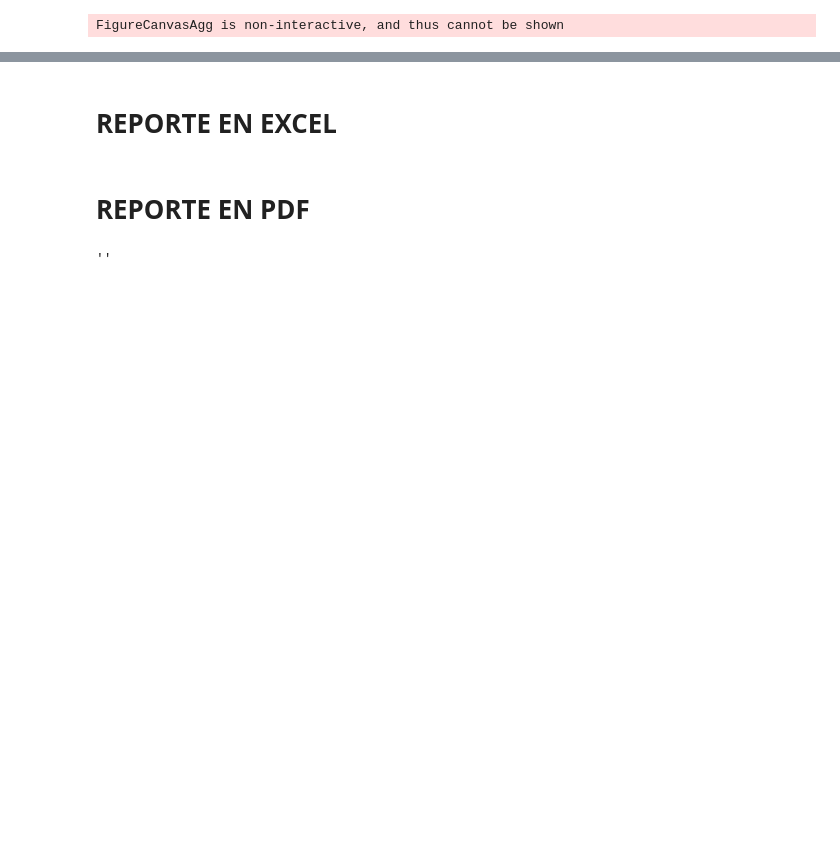
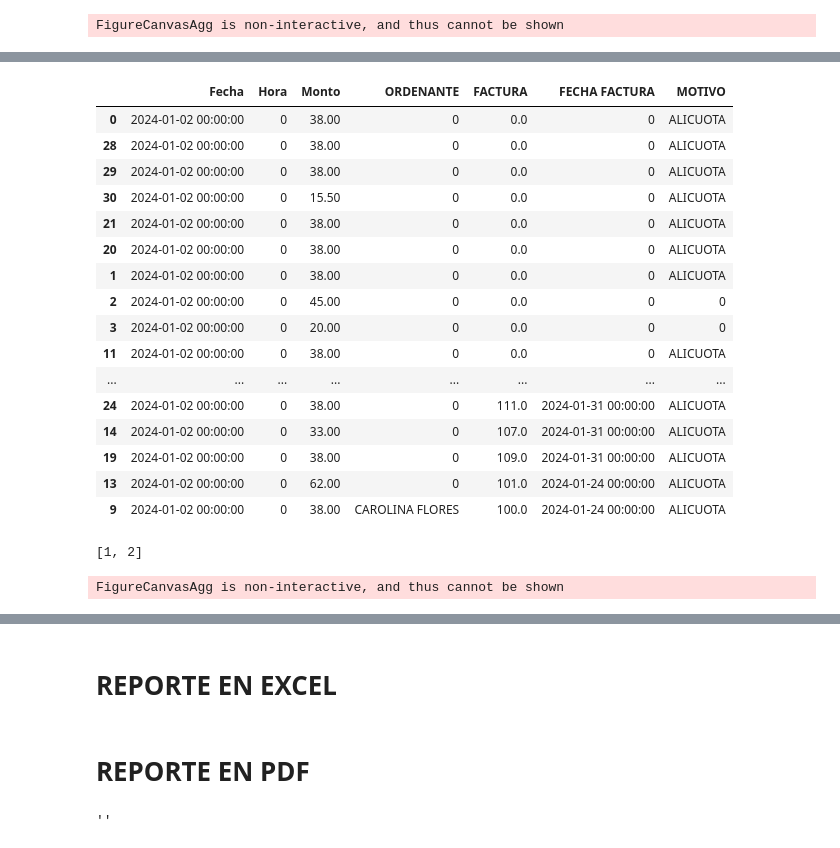
Before and after one commit to MiliPalacios/Proyecto, a Jupyter notebook: Borrador.ipynb, the cells around one changed output, grey strips where cells are left out. Cells and saved outputs as stored; diff of their text form; code cells hidden in the pictures; blank space fills up the shorter version.

Commit message:
lotes, dia, general

```diff
--- a/Borrador.ipynb
+++ b/Borrador.ipynb
@@ -112,0 +109,4 @@ FigureCanvasAgg is non-interactive, and thus cannot be shown
+# %%
+dias=datos["Fecha"].unique()
+dia=dias[0]
+dia
@@ -112,0 +115,41 @@ FigureCanvasAgg is non-interactive, and thus cannot be shown
+# %%
+datos_dia=datos[datos["Fecha"].isin([dia])].drop(columns=["LOTE","MES","ESTADO CONTABILIDAD","CUENTA ORIGEN","DESCRIPCION BANCO","OBSERVACIONES","OBSERVACION","Tipo de transacción","Oficina","Concepto","Documento","Saldo","DETALLE PAGO","BANCO","N. de comprobante","Unnamed: 9"])
+datos_dia
+# %% [output]
+|  | Fecha | Hora | Monto | ORDENANTE | FACTURA | FECHA FACTURA | MOTIVO |
+| 0 | 2024-01-02 00:00:00 | 0 | 38.00 | 0 | 0.0 | 0 | ALICUOTA |
+| 28 | 2024-01-02 00:00:00 | 0 | 38.00 | 0 | 0.0 | 0 | ALICUOTA |
+| 29 | 2024-01-02 00:00:00 | 0 | 38.00 | 0 | 0.0 | 0 | ALICUOTA |
+| 30 | 2024-01-02 00:00:00 | 0 | 15.50 | 0 | 0.0 | 0 | ALICUOTA |
+| 21 | 2024-01-02 00:00:00 | 0 | 38.00 | 0 | 0.0 | 0 | ALICUOTA |
+| 20 | 2024-01-02 00:00:00 | 0 | 38.00 | 0 | 0.0 | 0 | ALICUOTA |
+| 1 | 2024-01-02 00:00:00 | 0 | 38.00 | 0 | 0.0 | 0 | ALICUOTA |
+| 2 | 2024-01-02 00:00:00 | 0 | 45.00 | 0 | 0.0 | 0 | 0 |
+| 3 | 2024-01-02 00:00:00 | 0 | 20.00 | 0 | 0.0 | 0 | 0 |
+| 11 | 2024-01-02 00:00:00 | 0 | 38.00 | 0 | 0.0 | 0 | ALICUOTA |
+| ... | ... | ... | ... | ... | ... | ... | ... |
+| 24 | 2024-01-02 00:00:00 | 0 | 38.00 | 0 | 111.0 | 2024-01-31 00:00:00 | ALICUOTA |
+| 14 | 2024-01-02 00:00:00 | 0 | 33.00 | 0 | 107.0 | 2024-01-31 00:00:00 | ALICUOTA |
+| 19 | 2024-01-02 00:00:00 | 0 | 38.00 | 0 | 109.0 | 2024-01-31 00:00:00 | ALICUOTA |
+| 13 | 2024-01-02 00:00:00 | 0 | 62.00 | 0 | 101.0 | 2024-01-24 00:00:00 | ALICUOTA |
+| 9 | 2024-01-02 00:00:00 | 0 | 38.00 | CAROLINA FLORES | 100.0 | 2024-01-24 00:00:00 | ALICUOTA |
+# %%
+valores_ingresos_d=datos_dia["Monto"].sum()
+valores_facturados_d=datos_dia[datos_dia["FACTURA"]!=0]["Monto"].sum()
+y2=[valores_ingresos_d,valores_facturados_d]
+x2=[1,2]
+# %% [output]
+[1, 2]
+# %%
+plt.figure(figsize=(10, 6))
+plt.title(f"CONTROL DEL REGISTRO DE INGRESOS DIA {dia}")
+barras2=plt.bar(x2,y2,width=0.8,edgecolor="k",color=["g","b"])
+plt.ylabel('USD')
+plt.xticks([1,2],["INGRESO","FACTURAS"])
+for barra in barras2:
+    altura = barra.get_height()
+    plt.text(barra.get_x()+barra.get_width()/2, altura/2, altura, ha = 'center',va="bottom")
+plt.savefig(f'images/i_vs_f_dia.png')
+plt.show()
+# %% [output]
+FigureCanvasAgg is non-interactive, and thus cannot be shown
```
Also changed, not shown: parts of 11 cells of this notebook, 4 other files.
